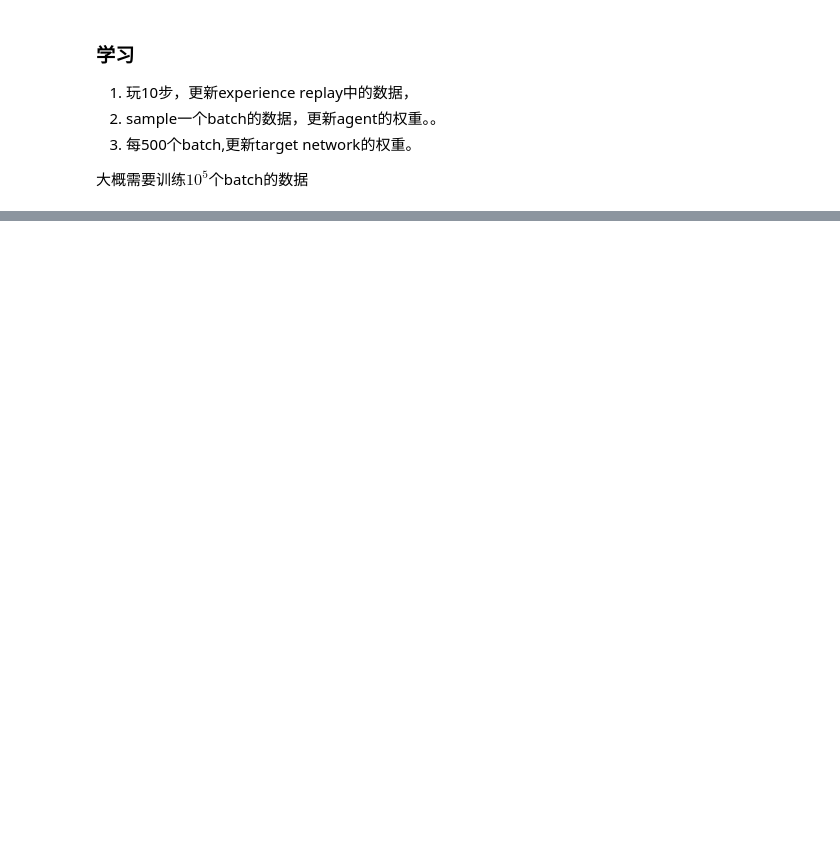
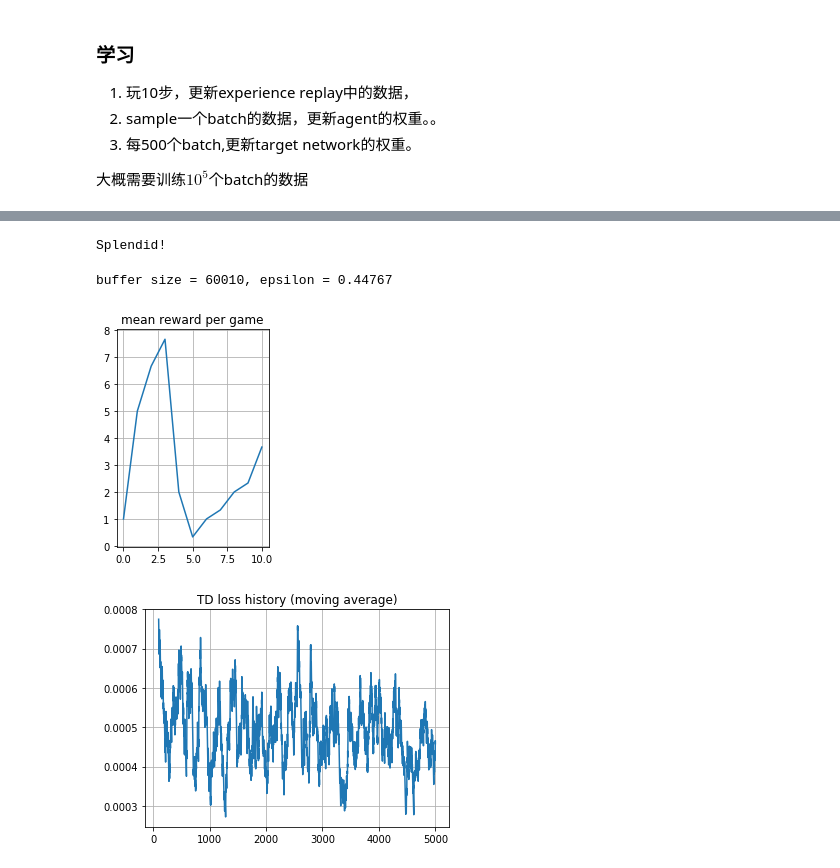
Before and after one commit to 450586509/reinforcement-learning-practice, a Jupyter notebook: deep_q_network.ipynb, the cells around one changed output, grey strips where cells are left out. Cells and saved outputs as stored; diff of their text form; code cells hidden in the pictures; blank space fills up the shorter version.

```diff
--- a/deep_q_network.ipynb
+++ b/deep_q_network.ipynb
@@ -470,6 +452,7 @@ assert len(exp_replay) == 10, "experience replay size should be 10 because that'
 # %% [markdown]
 play and record
 # %%
+agent.epsilon = 0.5
 def play_and_record(agent, env, exp_replay, n_steps=1):
     """
     Play the game for exactly n steps, record every (s,a,r,s', done) to replay buffer.
@@ -486,8 +469,8 @@ def play_and_record(agent, env, exp_replay, n_steps=1):
     # Play the game for n_steps as per instructions above
     reward = 0
     for _ in range(n_steps):
-        qvalues = agent.get_qvalues([s], sess)
-        action = agent.sample_actions(qvalues, epsilon=0.5)[0]
+        qvalues = agent.get_qvalues(np.array([s]))
+        action = agent.sample_actions(qvalues)[0]
         s_next, r, done, _ = env.step(action)
         exp_replay.add(s, action, r, s_next, done)
         if done:
@@ -655,0 +667,20 @@ print("It works!")
+# %%
+sess.run(tf.global_variables_initializer())
+
+for chk_grad in tf.gradients(reference_qvalues, agent.weights):
+    error_msg = "Reference q-values should have no gradient w.r.t. agent weights. Make sure you used target_network qvalues! "
+    error_msg += "If you know what you're doing, ignore this assert."
+    assert chk_grad is None or np.allclose(
+        sess.run(chk_grad), sess.run(chk_grad * 0)), error_msg
+
+#assert tf.gradients(reference_qvalues, is_done_ph)[
+#    0] is not None, "make sure you used is_not_done"
+assert tf.gradients(reference_qvalues, rewards_ph)[
+    0] is not None, "make sure you used rewards"
+assert tf.gradients(reference_qvalues, next_obs_ph)[
+    0] is not None, "make sure you used next states"
+assert tf.gradients(reference_qvalues, obs_ph)[
+    0] is None, "reference qvalues shouldn't depend on current observation!"  # ignore if you're certain it's ok
+print("Splendid!")
+# %% [output]
+Splendid!
@@ -655,0 +698,53 @@ print("It works!")
+# %%
+exp_replay = ReplayBuffer(10**5)
+play_and_record(agent, env, exp_replay, n_steps=10000)
+
+
+def sample_batch(exp_replay, batch_size):
+    obs_batch, act_batch, reward_batch, next_obs_batch, is_done_batch = exp_replay.sample(
+        batch_size)
+    return {
+        obs_ph: obs_batch, actions_ph: act_batch, rewards_ph: reward_batch,
+        next_obs_ph: next_obs_batch, is_done_ph: is_done_batch
+    }
+# %%
+for i in trange(10**5):
+
+    # play
+    play_and_record(agent, env, exp_replay, 10)
+
+    # train
+    _, loss_t = sess.run([train_step, td_loss], sample_batch(exp_replay, batch_size=64))
+    td_loss_history.append(loss_t)
+
+    # adjust agent parameters
+    if i % 500 == 0:
+        #load_weigths_into_target_network(agent, target_network)
+        # calling 'load_weights_into_target_network' repeatedly cause creating tf copy operator
+        # again and again, which bloat memory consumption along training step
+        # create'copy_step' once
+        sess.run(copy_step)
+        agent.epsilon = max(agent.epsilon * 0.99, 0.01)
+        mean_rw_history.append(evaluate(make_env(), agent, n_games=3))
+    if i % 100 == 0:
+        clear_output(True)
+        print("buffer size = %i, epsilon = %.5f" %
+              (len(exp_replay), agent.epsilon))
+
+        plt.subplot(1, 2, 1)
+        plt.title("mean reward per game")
+        plt.plot(mean_rw_history)
+        plt.grid()
+
+        assert not np.isnan(loss_t)
+        plt.figure(figsize=[12, 4])
+        plt.subplot(1, 2, 2)
+        plt.title("TD loss history (moving average)")
+        plt.plot(moving_average(
+            np.array(td_loss_history), span=100, min_periods=100))
+        plt.grid()
+        plt.show()
+# %% [output]
+buffer size = 60010, epsilon = 0.44767
+[figure, added]
+[figure, added]
```
Also changed, not shown: parts of 14 cells of this notebook.
